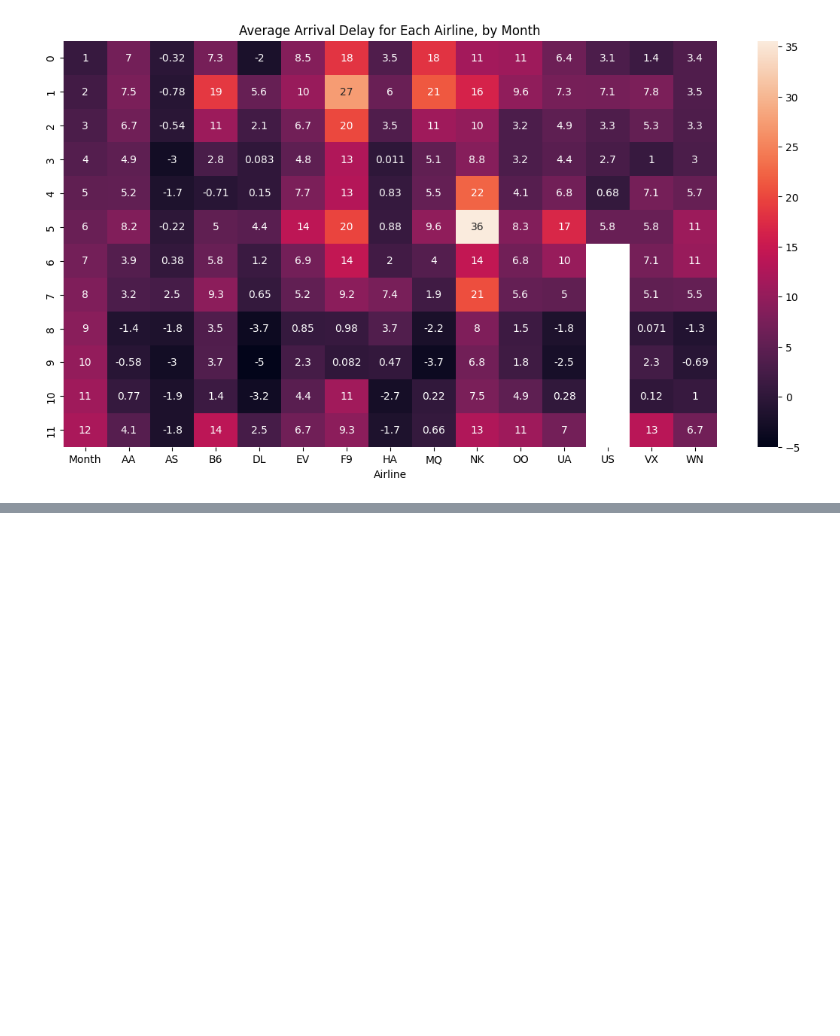
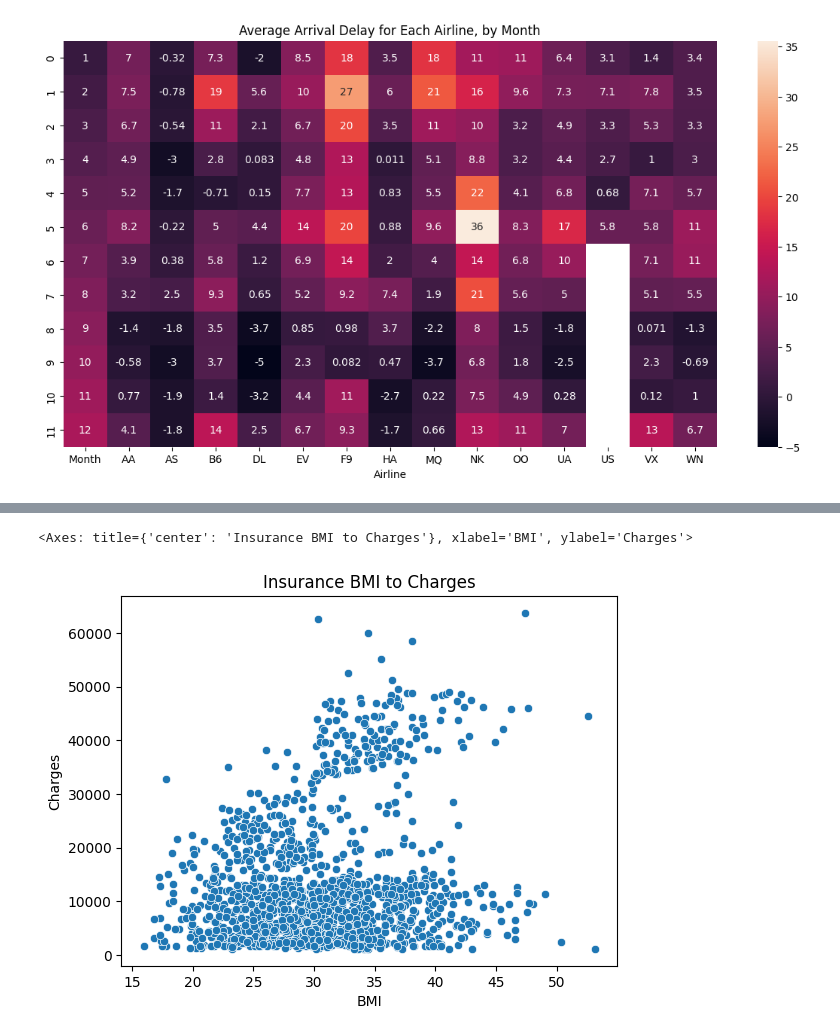
Before and after one commit to dianamatkava/ml-ds-projects, a Jupyter notebook: Data Visualization.ipynb, the cells around one changed output, grey strips where cells are left out. Saved outputs shown, nothing was run; the diff lists cells and outputs as text; code cells hidden in the pictures; blank space fills up the shorter version.

Commit message:
Scatterplot

```diff
--- a/Data Visualization.ipynb
+++ b/Data Visualization.ipynb
@@ -101,0 +104,4 @@ Text(0.5, 47.7222222222222, 'Airline')
+# %%
+insurance = pd.read_csv("./data/insurance.csv")
+print(insurance.head())
+print(insurance.describe())
@@ -101,0 +124,9 @@ Text(0.5, 47.7222222222222, 'Airline')
+# %%
+plt.title("Insurance Body Mass Index (BMI) to Charges")
+plt.xlabel("BMI")
+plt.ylabel("Charges")
+
+sns.scatterplot(x=insurance['bmi'], y=insurance['charges'])
+# %% [output]
+<Axes: title={'center': 'Insurance BMI to Charges'}, xlabel='BMI', ylabel='Charges'>
+[figure, added]
```
Also changed, not shown: parts of 11 cells of this notebook, 1 other file.
